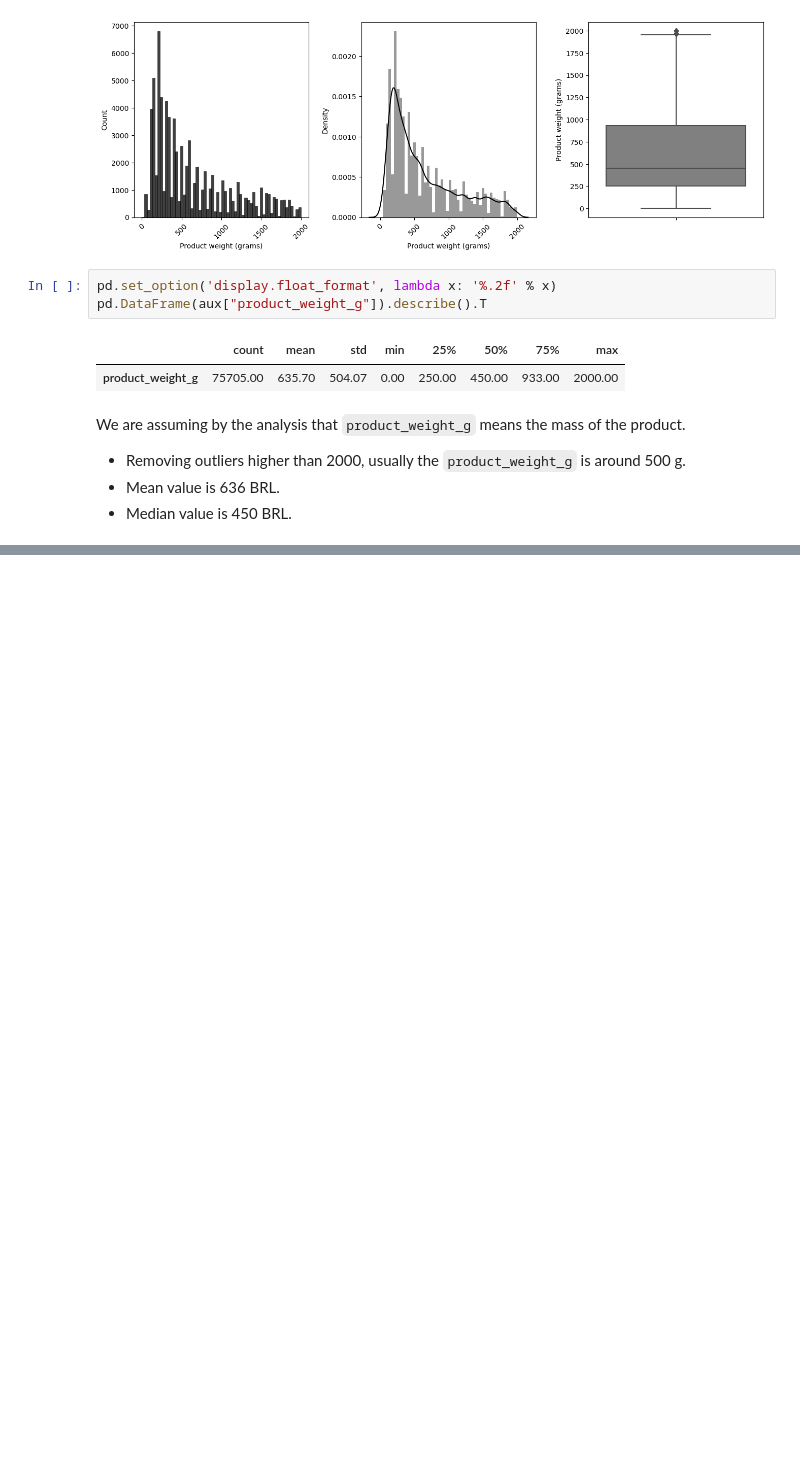
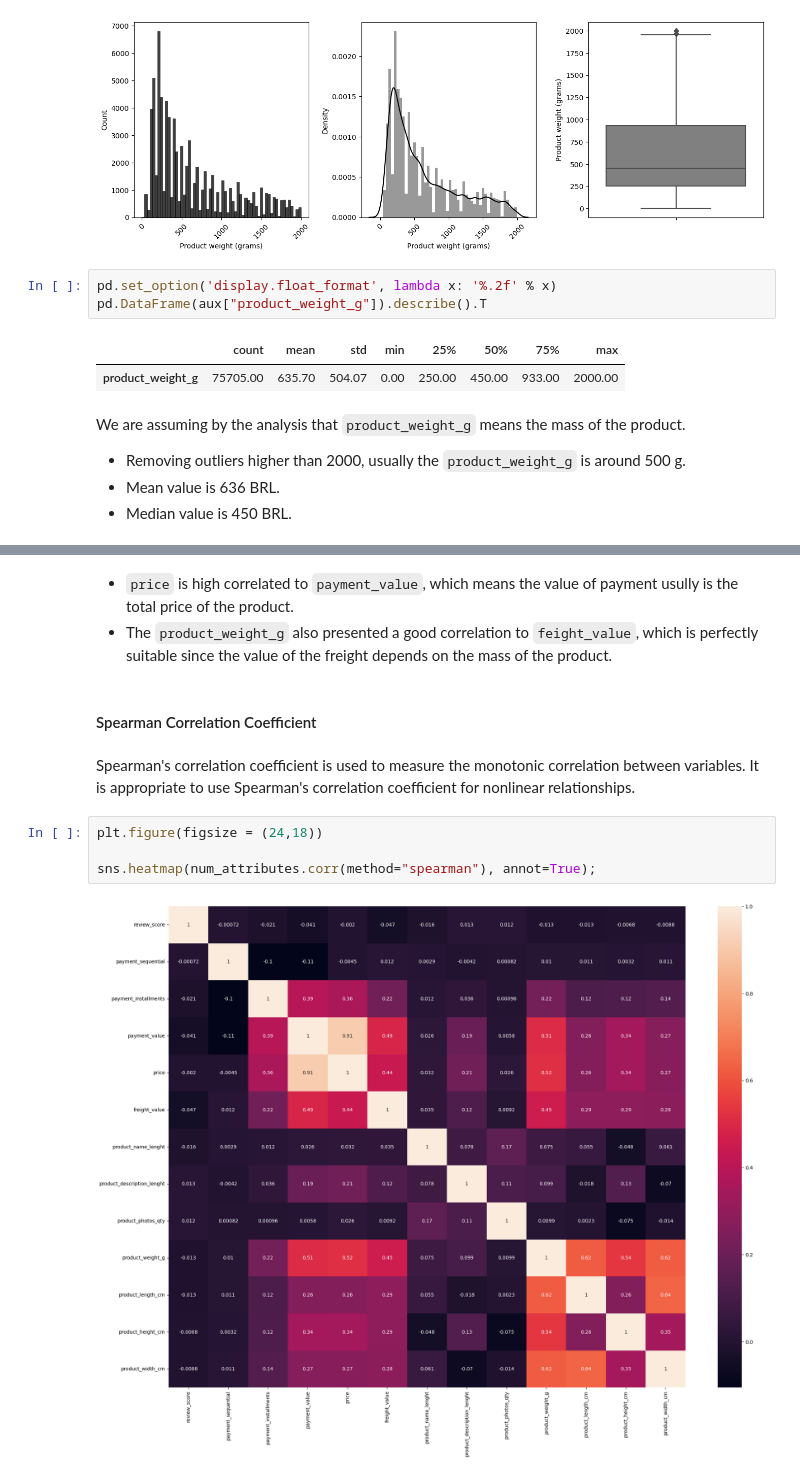
Before and after one commit to lucasquemelli/customer_satisfaction_prediction, a Jupyter notebook: customer_satisfaction_prediction.ipynb, the cells around one changed output, grey strips where cells are left out. Drawn from its saved outputs; the diff is of its cells as text; blank space fills up the shorter version.

```diff
--- a/customer_satisfaction_prediction.ipynb
+++ b/customer_satisfaction_prediction.ipynb
@@ -904,0 +919,13 @@ We are assuming by the analysis that `product_weight_g` means the mass of the pr
+# %% [markdown]
+- `price` is high correlated to `payment_value`, which means the value of payment usully is the total price of the product.
+- The `product_weight_g` also presented a good correlation to `feight_value`, which is perfectly suitable since the value of the freight depends on the mass of the product.
+# %% [markdown]
+#### Spearman Correlation Coefficient
+# %% [markdown]
+Spearman's correlation coefficient is used to measure the monotonic correlation between variables. It is appropriate to use Spearman's correlation coefficient for nonlinear relationships.
+# %%
+plt.figure(figsize = (24,18))
+
+sns.heatmap(num_attributes.corr(method="spearman"), annot=True);
+# %% [output]
+[figure, added]
```
Also changed, not shown: parts of 9 cells of this notebook.
